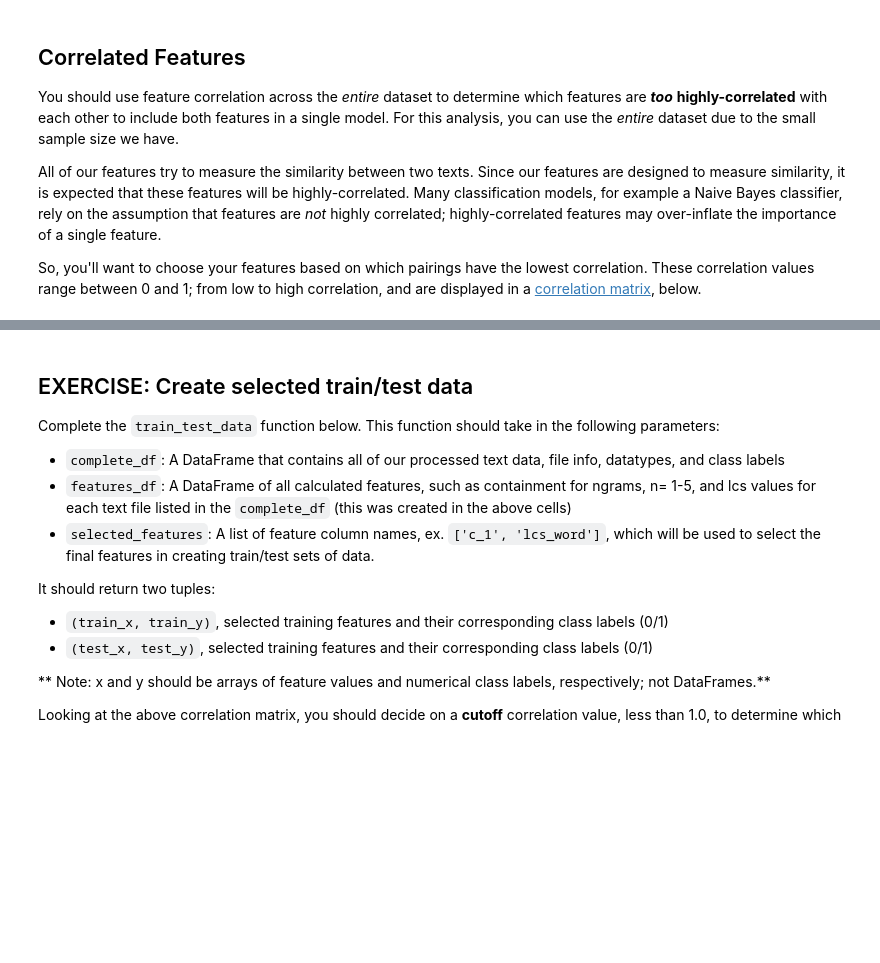
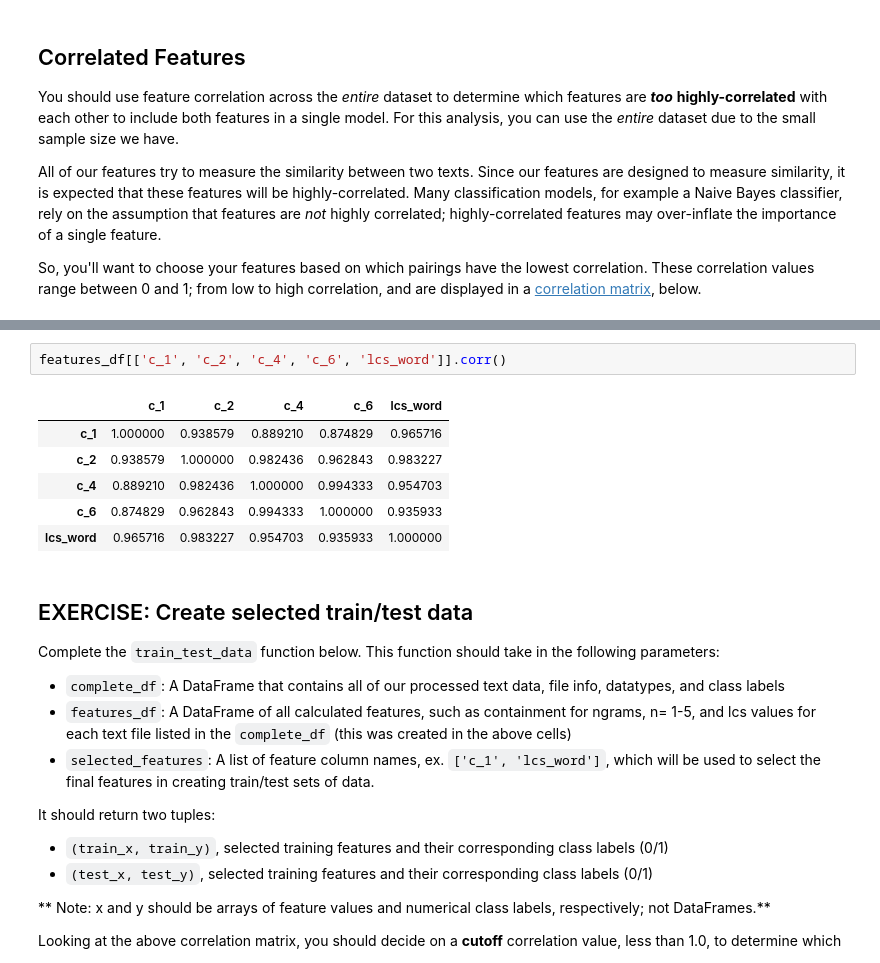
Before and after one commit to IanEdington/learn, a Jupyter notebook: machine-learning/ND009t/P4_plagiarism_detection/2_Plagiarism_Feature_Engineering.ipynb, the cells around one changed output, grey strips where cells are left out. Saved outputs shown, nothing was run; the diff lists cells and outputs as text; blank space fills up the shorter version.

```diff
--- a/machine-learning/ND009t/P4_plagiarism_detection/2_Plagiarism_Feature_Engineering.ipynb
+++ b/machine-learning/ND009t/P4_plagiarism_detection/2_Plagiarism_Feature_Engineering.ipynb
@@ -628,3 +817,12 @@ display(corr_matrix)
+# %%
+features_df[['c_1', 'c_2', 'c_4', 'c_6', 'lcs_word']].corr()
+# %% [output]
+|  | c_1 | c_2 | c_4 | c_6 | lcs_word |
+| c_1 | 1.000000 | 0.938579 | 0.889210 | 0.874829 | 0.965716 |
+| c_2 | 0.938579 | 1.000000 | 0.982436 | 0.962843 | 0.983227 |
+| c_4 | 0.889210 | 0.982436 | 1.000000 | 0.994333 | 0.954703 |
+| c_6 | 0.874829 | 0.962843 | 0.994333 | 1.000000 | 0.935933 |
+| lcs_word | 0.965716 | 0.983227 | 0.954703 | 0.935933 | 1.000000 |
 # %% [markdown]
 ## EXERCISE: Create selected train/test data
 
```
Also changed, not shown: parts of 34 cells of this notebook, 7 other files.
